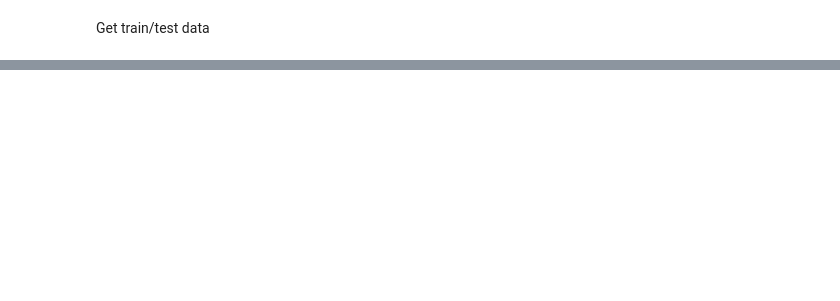
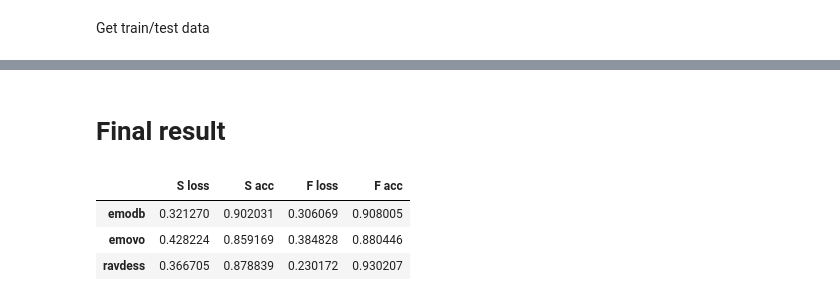
Before and after one commit to LIMUNIMI/thesis_adversarial_ml_audio, a Jupyter notebook: hyperparameter_optimization.ipynb, the cells around one changed output, grey strips where cells are left out. Drawn from its saved outputs; the diff is of its cells as text; code cells hidden in the pictures; blank space fills up the shorter version.

Commit message:
param optimization

```diff
--- a/hyperparameter_optimization.ipynb
+++ b/hyperparameter_optimization.ipynb
@@ -366,0 +510,9 @@ for d in results_opt:
+# %%
+# Get the optimal hyperparameters from the results
+param_found = {'emodb': tuner1,
+               'emovo': tuner2,
+               'ravdess': tuner3}
+# %%
+for d in param_found:
+    print(f'For {d} the best found paramters are:')
+    print(param_found[d].get_best_hyperparameters()[0].get_config()["values"])
@@ -366,0 +528,24 @@ for d in results_opt:
+# %%
+final_res = {}
+
+for d in param_found:
+    print(d)
+    # Build model
+    params = param_found[d].get_best_hyperparameters()[0]
+    h_model = param_found[d].hypermodel.build(params)
+    h_model.summary()
+    # Train the hypertuned model
+    earlyStopping = EarlyStopping(monitor='val_loss', patience=10, verbose=1, mode='min', restore_best_weights=True)
+    reduce_lr_loss = ReduceLROnPlateau(monitor='val_loss', factor=0.1, patience=6, verbose=1, min_delta=1e-4, mode='min')
+    history = h_model.fit(train[d]['x'], train[d]['y'],
+                          epochs=100,
+                          batch_size=params.get_config()["values"]["batch_size"],
+                          validation_split=0.2,
+                          callbacks=[earlyStopping, reduce_lr_loss], verbose=2)
+
+    # Evaluate model on test set
+    results = h_model.evaluate(test[d]['x'], test[d]['y'],
+                               batch_size=params.get_config()["values"]["batch_size"]
+                               )
+    print("Test loss, test acc:", results)
+    final_res[d] = [history, results]
@@ -366,0 +570,6 @@ for d in results_opt:
+# %%
+final_df = []
+for d in final_res:
+    print(f'For {d} test loss: {final_res[d][1][0]} accuracy: {final_res[d][1][1]}')
+    final_df.append([final_res[d][1][0], final_res[d][1][1]])
+final_df = pd.DataFrame(final_df, columns=['F loss', 'F acc'], index=final_res.keys())
@@ -366,0 +591,9 @@ for d in results_opt:
+# %% [markdown]
+# Final result
+# %%
+pd.concat([start_df, final_df], axis=1)
+# %% [output]
+|  | S loss | S acc | F loss | F acc |
+| emodb | 0.321270 | 0.902031 | 0.306069 | 0.908005 |
+| emovo | 0.428224 | 0.859169 | 0.384828 | 0.880446 |
+| ravdess | 0.366705 | 0.878839 | 0.230172 | 0.930207 |
```
Also changed, not shown: parts of 53 cells of this notebook.
